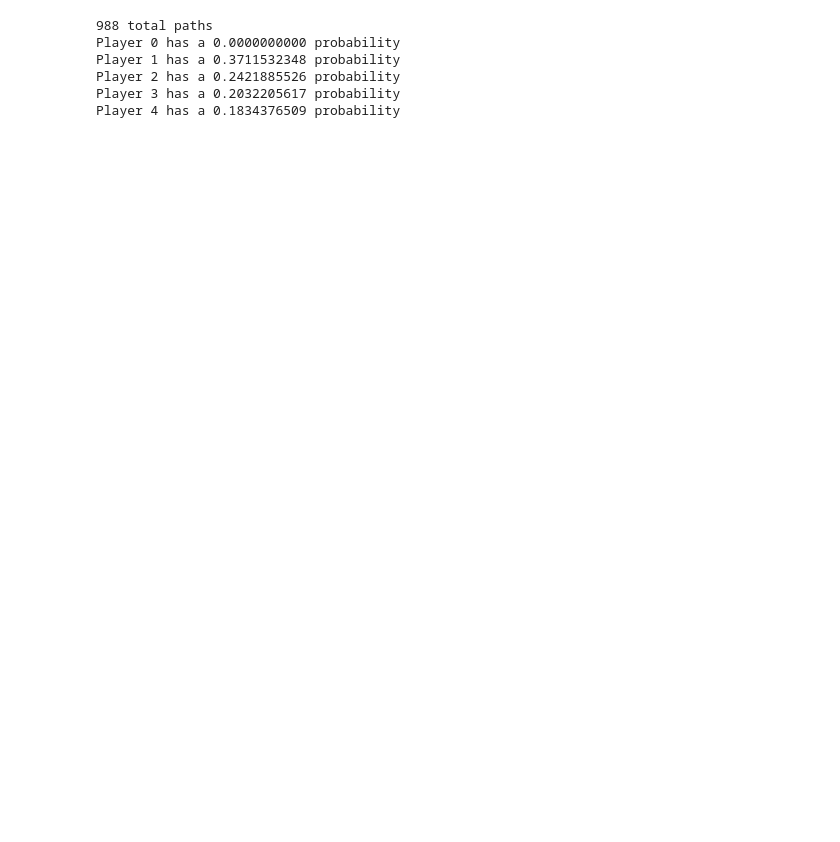
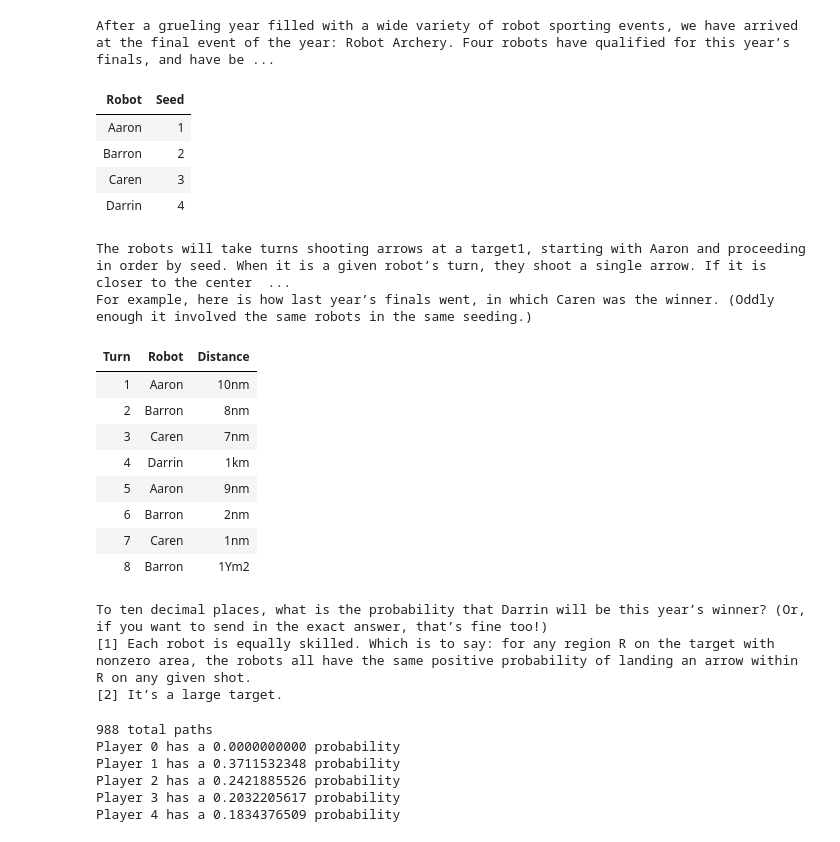
Before and after one commit to gowen100/Jane-Street-Solutions, a Jupyter notebook: 2021_12_RobotArchery.ipynb, the cells around one changed output. Drawn from its saved outputs; the diff is of its cells as text; code cells hidden in the pictures; blank space fills up the shorter version.

```diff
--- a/2021_12_RobotArchery.ipynb
+++ b/2021_12_RobotArchery.ipynb
@@ -83,3 +13,30 @@ will be this year’s winner?
+# %%
+url='https://www.janestreet.com/puzzles/robot-archery-index/'
+res = requests.get(url)
+soup = BeautifulSoup(res.content, 'html.parser')
+HTML(str(soup.find('div', {'class' :'inner-wrapper'})))
+# used a tree to work out the probability. Have worked through the published solution at the bottom in sympy.
+# %% [output]
+After a grueling year filled with a wide variety of robot sporting events, we have arrived at the final event of the year: Robot Archery. Four robots have qualified for this year’s finals, and have be ...
+| Robot | Seed |
+| Aaron | 1 |
+| Barron | 2 |
+| Caren | 3 |
+| Darrin | 4 |
+The robots will take turns shooting arrows at a target1, starting with Aaron and proceeding in order by seed. When it is a given robot’s turn, they shoot a single arrow. If it is closer to the center  ...
+For example, here is how last year’s finals went, in which Caren was the winner. (Oddly enough it involved the same robots in the same seeding.)
+| Turn | Robot | Distance |
+| 1 | Aaron | 10nm |
+| 2 | Barron | 8nm |
+| 3 | Caren | 7nm |
+| 4 | Darrin | 1km |
+| 5 | Aaron | 9nm |
+| 6 | Barron | 2nm |
+| 7 | Caren | 1nm |
+| 8 | Barron | 1Ym2 |
+To ten decimal places, what is the probability that Darrin will be this year’s winner? (Or, if you want to send in the exact answer, that’s fine too!)
+[1] Each robot is equally skilled. Which is to say: for any region R on the target with nonzero area, the robots all have the same positive probability of landing an arrow within R on any given shot.
+[2] It’s a large target.
 # %%
 # build out the probability tree
 def tree(p,stopper):
```
Also changed, not shown: parts of 11 cells of this notebook.
